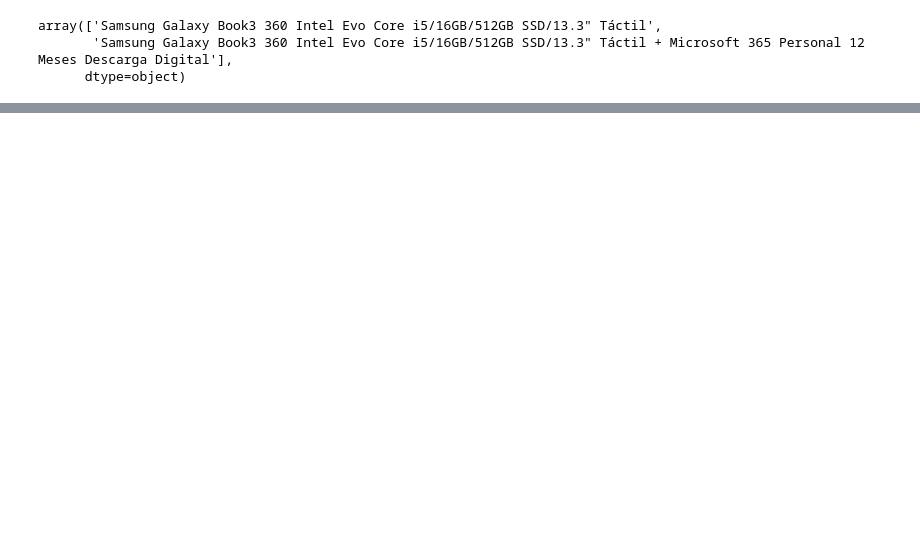
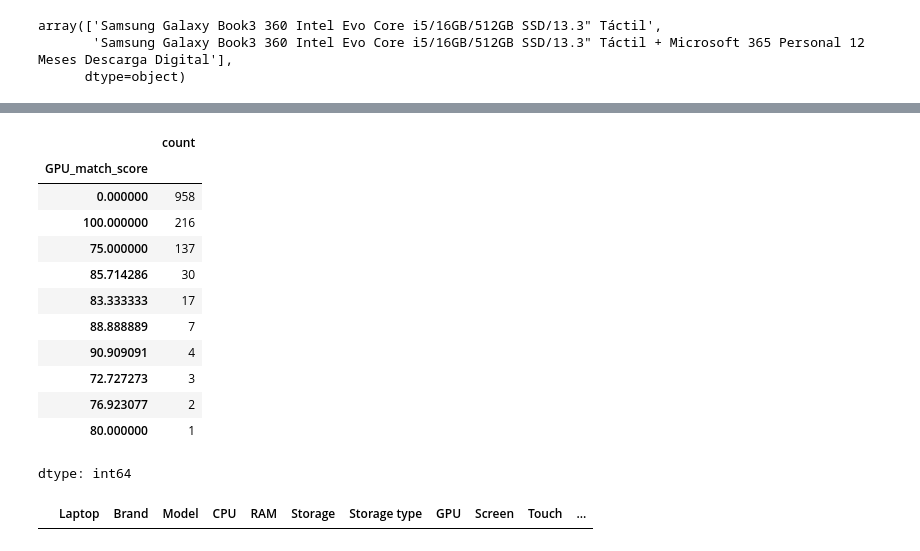
Before and after one commit to f2rra/lappick-ml, a Jupyter notebook: notebooks/exploratory-data-analysis.ipynb, the cells around one changed output, grey strips where cells are left out. Drawn from its saved outputs; the diff is of its cells as text; code cells hidden in the pictures; blank space fills up the shorter version.

```diff
--- a/notebooks/exploratory-data-analysis.ipynb
+++ b/notebooks/exploratory-data-analysis.ipynb
@@ -782,0 +818,20 @@ result.loc[result['CPU']=='AMD Ryzen 5 5600H 16GB', 'CPU'] = 'AMD Ryzen 5 5600H'
+# %%
+result['GPU_match_score'].value_counts()
+# %% [output]
+|  | count |
+| GPU_match_score |  |
+| 0.000000 | 958 |
+| 100.000000 | 216 |
+| 75.000000 | 137 |
+| 85.714286 | 30 |
+| 83.333333 | 17 |
+| 88.888889 | 7 |
+| 90.909091 | 4 |
+| 72.727273 | 3 |
+| 76.923077 | 2 |
+| 80.000000 | 1 |
+dtype: int64
+# %%
+result[(result['GPU_match_score']==0)&~(result['GPU'].isna())]
+# %% [output]
+|  | Laptop | Brand | Model | CPU | RAM | Storage | Storage type | GPU | Screen | Touch | ... |
```
Also changed, not shown: parts of 5 cells of this notebook.
